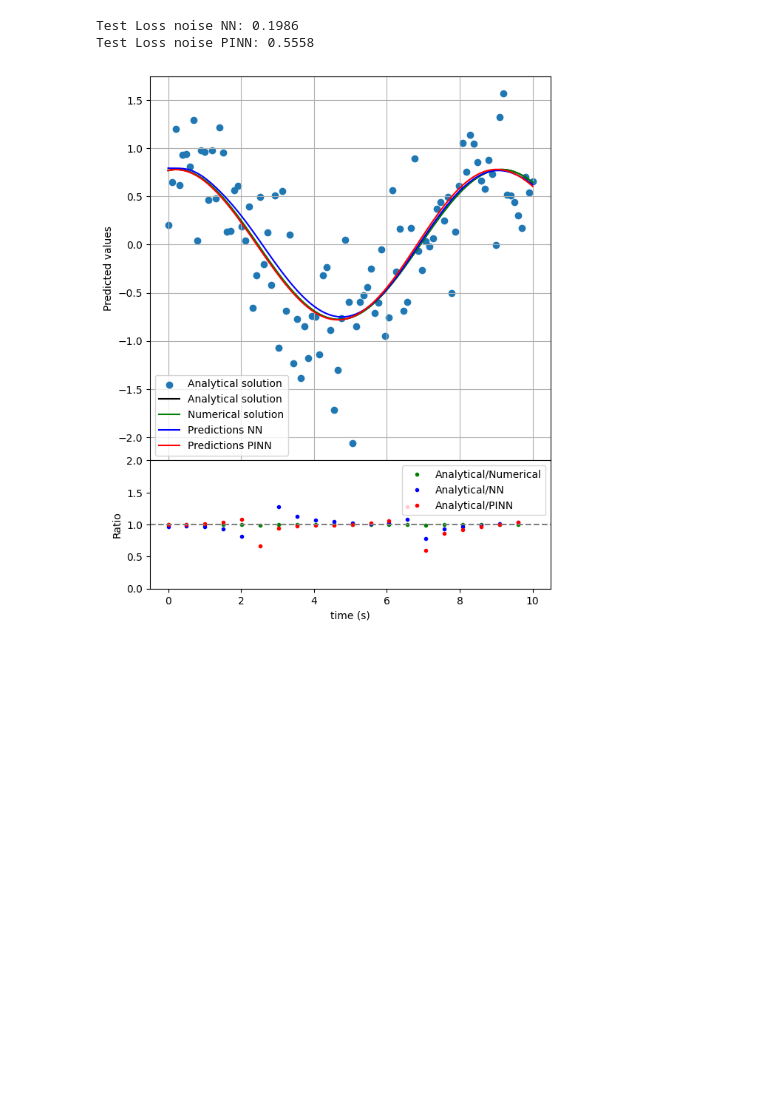
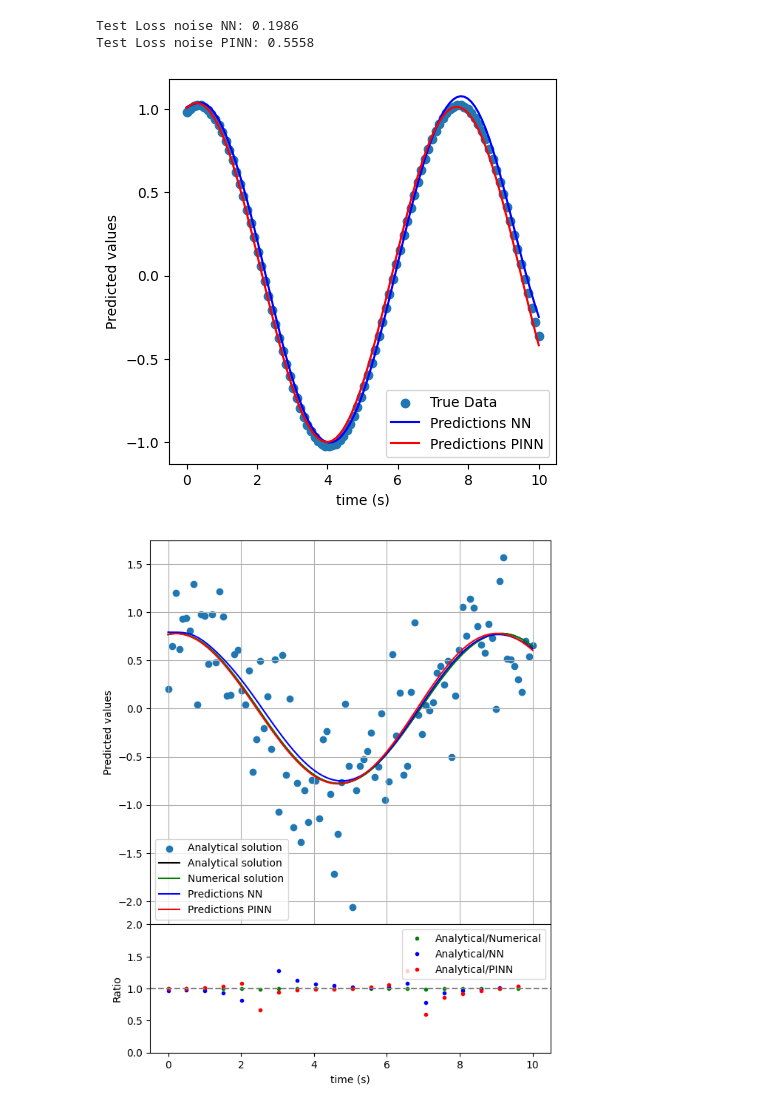
Before and after one commit to gvansan/Machine-learning-project, a Jupyter notebook: Compare_NN_PINN.ipynb, the cells around one changed output. Saved outputs shown, nothing was run; the diff lists cells and outputs as text; code cells hidden in the pictures; blank space fills up the shorter version.

Commit message:
added image

```diff
--- a/Compare_NN_PINN.ipynb
+++ b/Compare_NN_PINN.ipynb
@@ -265,6 +265,27 @@ print(f"Test Loss noise PINN: {test_loss_noise_PINN:.4f}")
 # %% [output]
 Test Loss noise NN: 0.1986
 Test Loss noise PINN: 0.5558
+# %%
+#plot of models
+#Look at performance on test data
+X = test["X"]
+
+y_pred_opt_NN = model_NN(X).squeeze(-1)
+y_pred_opt_PINN = model_PINN(X).squeeze(-1)
+
+n = 100 #defines which initial conditions we look at?
+
+plt.figure(figsize=(5, 5))
+plt.scatter(test["t_tensor"][n], test["y_tensor"][n][0:, 0], label="True Data")
+plt.plot(test["t_tensor"][n], y_pred_opt_NN.cpu().detach()[n], color="blue", label="Predictions NN")
+plt.plot(test["t_tensor"][n], y_pred_opt_PINN.cpu().detach()[n], color="red", label="Predictions PINN")
+plt.xlabel("time (s)")
+plt.ylabel("Predicted values")
+plt.legend()
+plt.savefig("Images/Prediction_NN_PINN")
+plt.show()
+# %% [output]
+[figure, added]
 # %%
 #Plot the results
 n = 0
```
Also changed, not shown: 1 other file.
